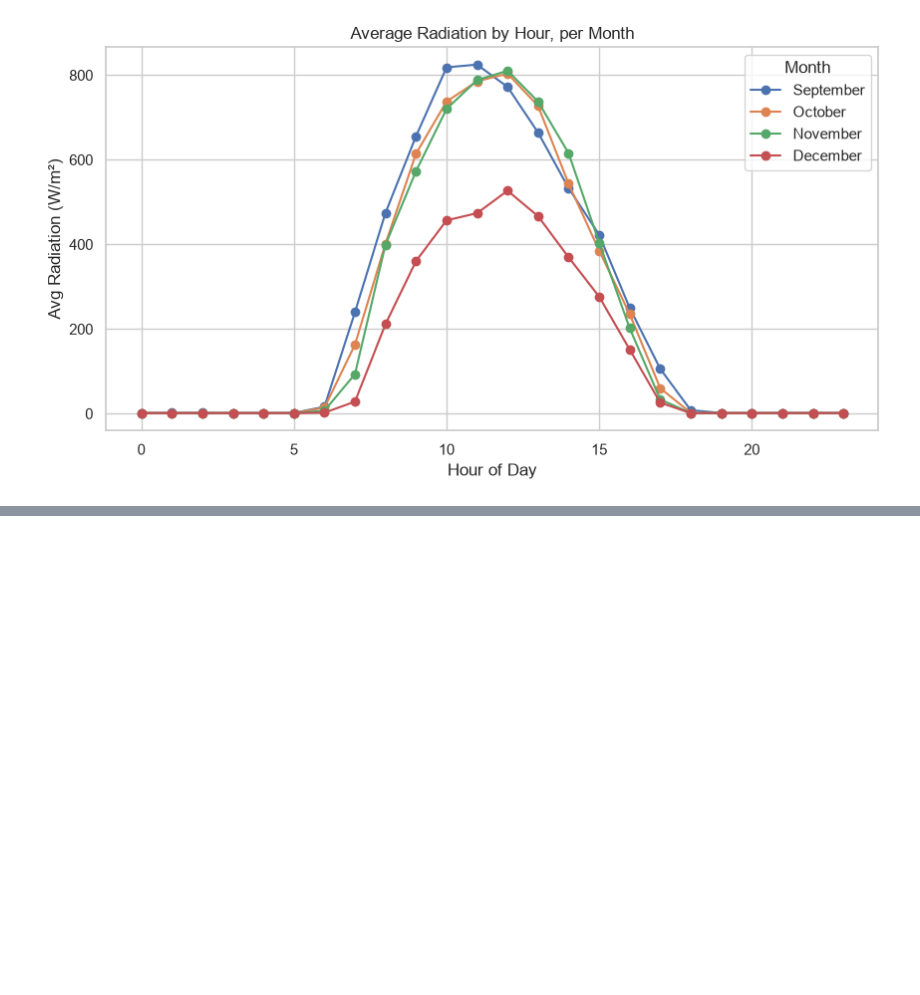
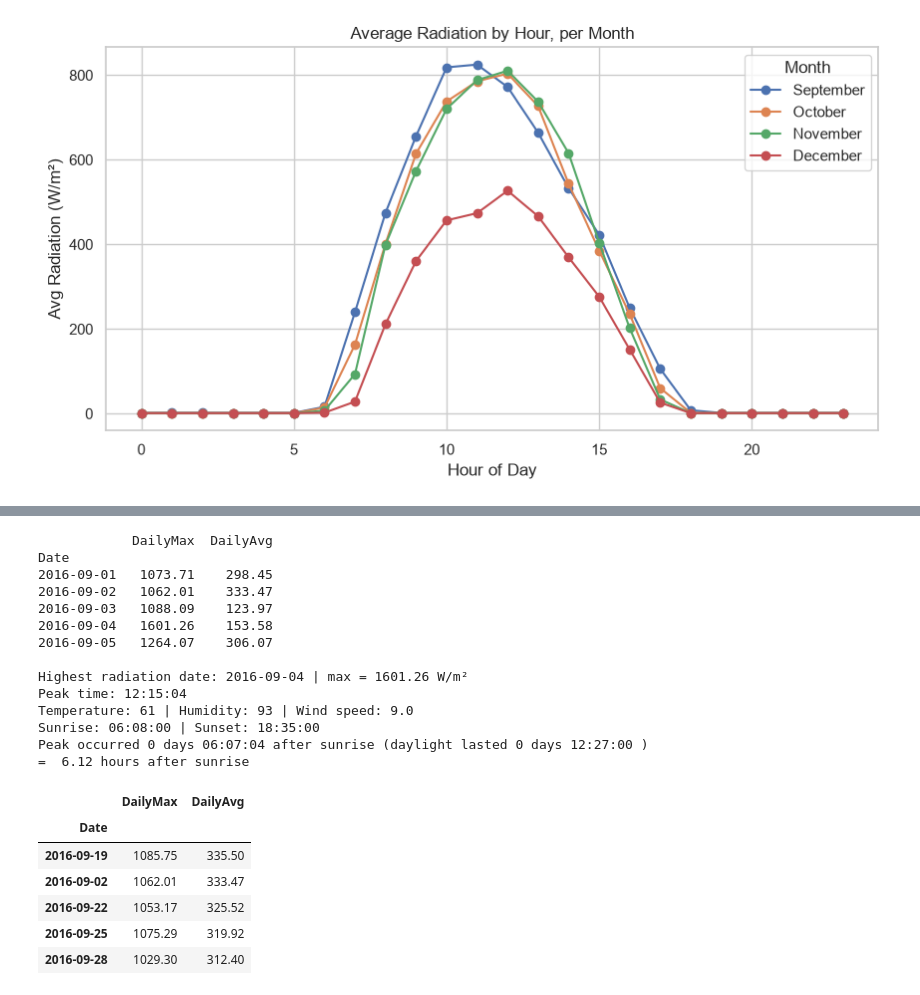
Before and after one commit to abhishekbirajdar1707-cpu/solar-radiation-analysis-PS-2, a Jupyter notebook: notebooks/solar_analysis.ipynb, the cells around one changed output, grey strips where cells are left out. Saved outputs shown, nothing was run; the diff lists cells and outputs as text; code cells hidden in the pictures; blank space fills up the shorter version.

Commit message:
Add Part B inferences and Part C daily analysis

```diff
--- a/notebooks/solar_analysis.ipynb
+++ b/notebooks/solar_analysis.ipynb
@@ -115,0 +178,50 @@ plt.show()
+# %%
+os.makedirs("../report", exist_ok=True)
+
+# Datetime column was built in Cell 2. Daily max and average:
+daily = df.groupby("Date")["Radiation"].agg(DailyMax="max", DailyAvg="mean").round(2)
+print(daily.head())
+daily.to_csv("../report/daily_solar_report.csv")
+
+# Day with the highest radiation
+best_date = daily["DailyMax"].idxmax()
+print("\nHighest radiation date:", best_date, "| max =", daily.loc[best_date, "DailyMax"], "W/m²")
+
+# The peak reading on that day
+day_df = df[df["Date"] == best_date]
+peak = day_df.loc[day_df["Radiation"].idxmax()]
+print("Peak time:", peak["Datetime"].time())
+print("Temperature:", peak["Temperature"], "| Humidity:", peak["Humidity"], "| Wind speed:", peak["WindSpeed"])
+
+# Compare with sunrise and sunset
+after_sunrise = peak["Datetime"] - peak["Sunrise"]
+daylight = peak["Sunset"] - peak["Sunrise"]
+print("Sunrise:", peak["Sunrise"].time(), "| Sunset:", peak["Sunset"].time())
+print("Peak occurred", after_sunrise, "after sunrise (daylight lasted", daylight, ")")
+print("= ", round(after_sunrise.total_seconds() / 3600, 2), "hours after sunrise")
+
+# Top 5 days by average radiation
+top5 = daily.sort_values("DailyAvg", ascending=False).head(5)
+top5
+# %% [output]
+            DailyMax  DailyAvg
+Date
+2016-09-01   1073.71    298.45
+2016-09-02   1062.01    333.47
+2016-09-03   1088.09    123.97
+2016-09-04   1601.26    153.58
+2016-09-05   1264.07    306.07
+
+Highest radiation date: 2016-09-04 | max = 1601.26 W/m²
+Peak time: 12:15:04
+Temperature: 61 | Humidity: 93 | Wind speed: 9.0
+Sunrise: 06:08:00 | Sunset: 18:35:00
+Peak occurred 0 days 06:07:04 after sunrise (daylight lasted 0 days 12:27:00 )
+=  6.12 hours after sunrise
+|  | DailyMax | DailyAvg |
+| Date |  |  |
+| 2016-09-19 | 1085.75 | 335.50 |
+| 2016-09-02 | 1062.01 | 333.47 |
+| 2016-09-22 | 1053.17 | 325.52 |
+| 2016-09-25 | 1075.29 | 319.92 |
+| 2016-09-28 | 1029.30 | 312.40 |
```
Also changed, not shown: parts of 2 cells of this notebook, 1 other file.
